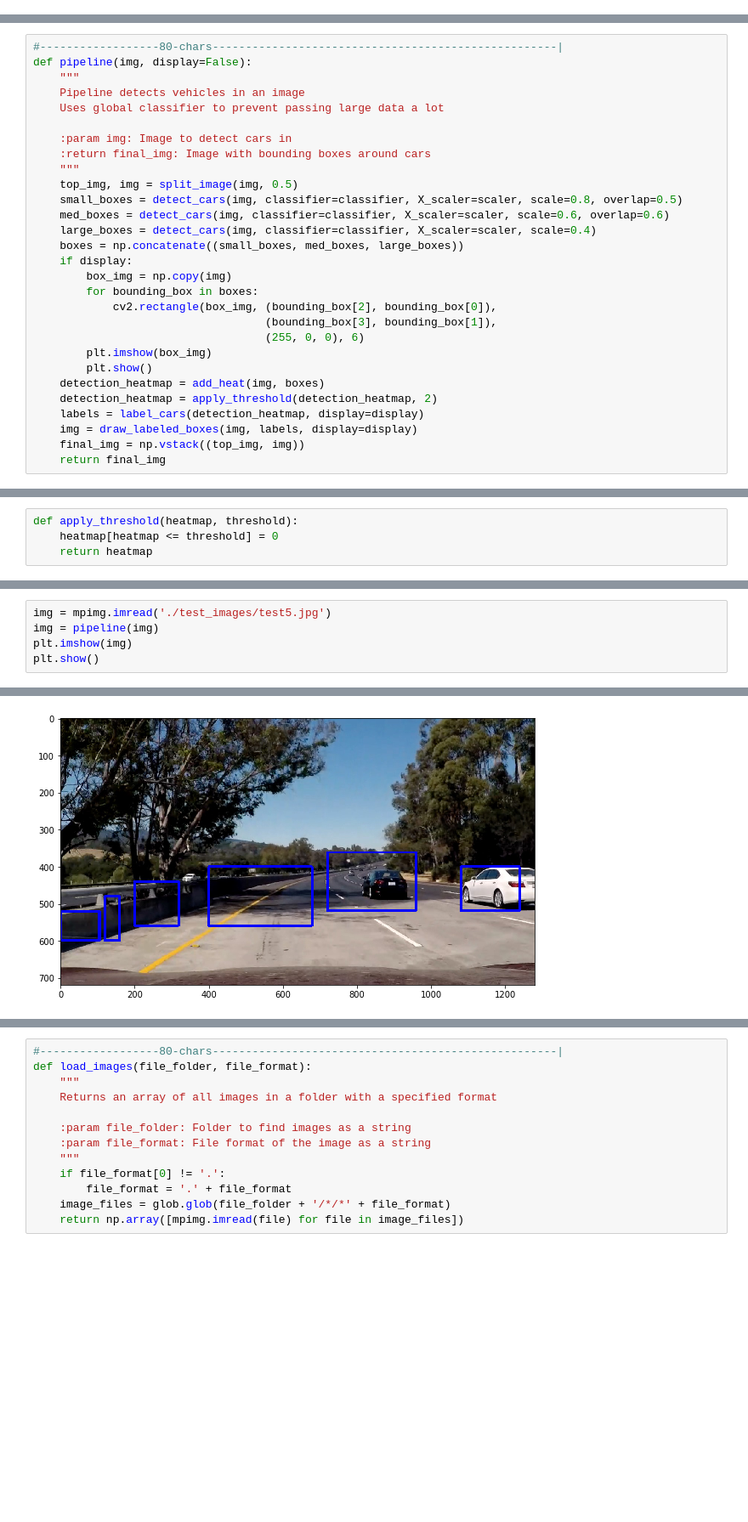
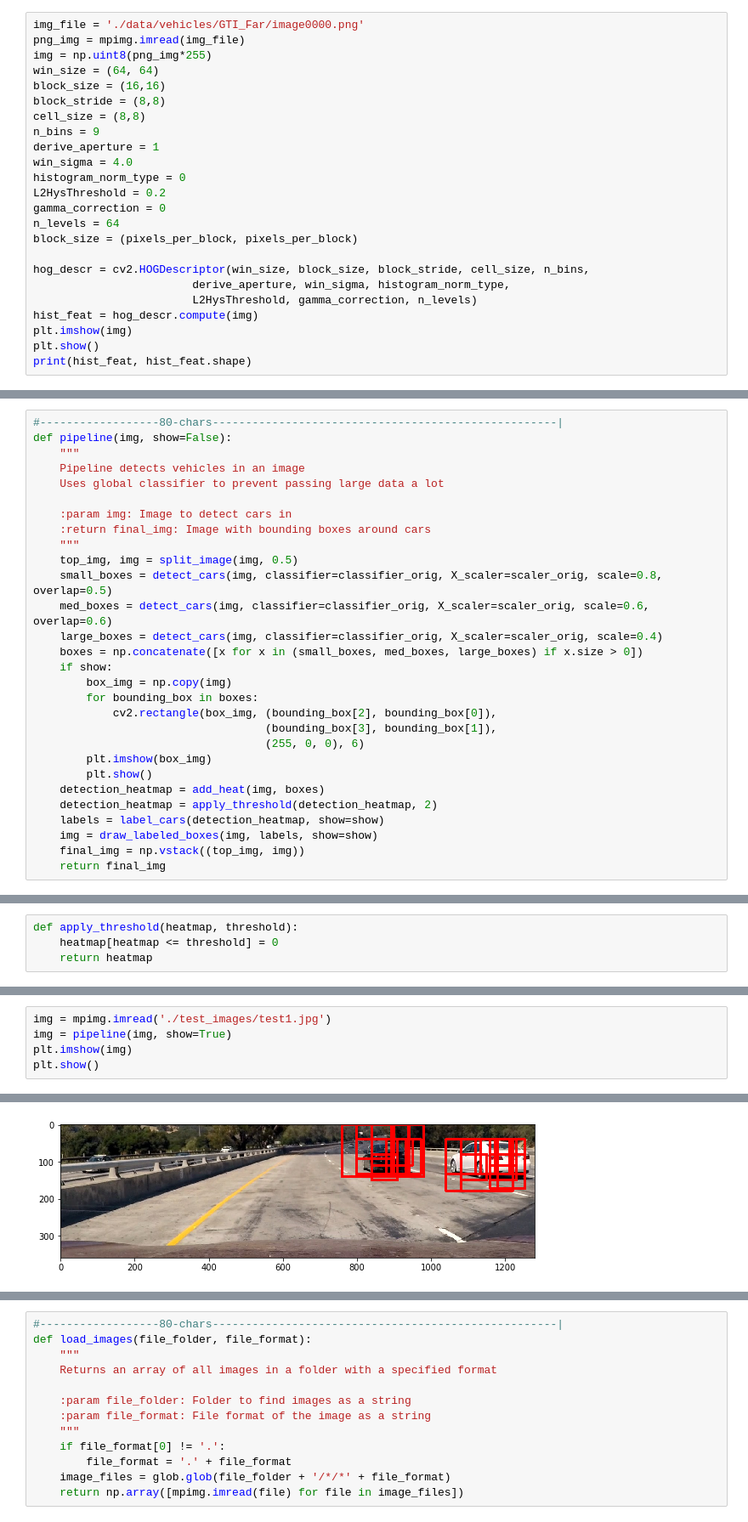
Before and after one commit to sketchc89/VehicleDetectionTracking-P5, a Jupyter notebook: VehicleDetectionTracking.ipynb, the cells around one changed output, grey strips where cells are left out. Shown at 85% size. Saved outputs shown, nothing was run; the diff lists cells and outputs as text; blank space fills up the shorter version.

```diff
--- a/VehicleDetectionTracking.ipynb
+++ b/VehicleDetectionTracking.ipynb
@@ -46,0 +97,24 @@ classifier, scaler = train_car_classifier('./data/vehicles/',
+# %%
+img_file = './data/vehicles/GTI_Far/image0000.png'
+png_img = mpimg.imread(img_file)
+img = np.uint8(png_img*255)
+win_size = (64, 64)
+block_size = (16,16)
+block_stride = (8,8)
+cell_size = (8,8)
+n_bins = 9
+derive_aperture = 1
+win_sigma = 4.0
+histogram_norm_type = 0
+L2HysThreshold = 0.2
+gamma_correction = 0
+n_levels = 64
+block_size = (pixels_per_block, pixels_per_block)
+
+hog_descr = cv2.HOGDescriptor(win_size, block_size, block_stride, cell_size, n_bins,
+                        derive_aperture, win_sigma, histogram_norm_type,
+                        L2HysThreshold, gamma_correction, n_levels)
+hist_feat = hog_descr.compute(img)
+plt.imshow(img)
+plt.show()
+print(hist_feat, hist_feat.shape)
@@ -238,7 +417,7 @@ def get_hog_features(img, channel, pix_per_cell, cells_per_block, orient):
     return hog_feat
 # %%
 #------------------80-chars----------------------------------------------------|
-def pipeline(img, display=False):
+def pipeline(img, show=False):
     """
     Pipeline detects vehicles in an image
     Uses global classifier to prevent passing large data a lot
@@ -247,11 +426,11 @@ def pipeline(img, display=False):
     :return final_img: Image with bounding boxes around cars
     """
     top_img, img = split_image(img, 0.5)
-    small_boxes = detect_cars(img, classifier=classifier, X_scaler=scaler, scale=0.8, overlap=0.5)
-    med_boxes = detect_cars(img, classifier=classifier, X_scaler=scaler, scale=0.6, overlap=0.6)
-    large_boxes = detect_cars(img, classifier=classifier, X_scaler=scaler, scale=0.4)
-    boxes = np.concatenate((small_boxes, med_boxes, large_boxes))
-    if display:
+    small_boxes = detect_cars(img, classifier=classifier_orig, X_scaler=scaler_orig, scale=0.8, overlap=0.5)
+    med_boxes = detect_cars(img, classifier=classifier_orig, X_scaler=scaler_orig, scale=0.6, overlap=0.6)
+    large_boxes = detect_cars(img, classifier=classifier_orig, X_scaler=scaler_orig, scale=0.4)
+    boxes = np.concatenate([x for x in (small_boxes, med_boxes, large_boxes) if x.size > 0])
+    if show:
         box_img = np.copy(img)
         for bounding_box in boxes:
             cv2.rectangle(box_img, (bounding_box[2], bounding_box[0]),
@@ -261,7 +440,7 @@ def pipeline(img, display=False):
         plt.show()
     detection_heatmap = add_heat(img, boxes)
     detection_heatmap = apply_threshold(detection_heatmap, 2)
-    labels = label_cars(detection_heatmap, display=display)
-    img = draw_labeled_boxes(img, labels, display=display)
+    labels = label_cars(detection_heatmap, show=show)
+    img = draw_labeled_boxes(img, labels, show=show)
     final_img = np.vstack((top_img, img))
     return final_img
@@ -399,6 +702,6 @@ small_windows.shape, medium_windows.shape, large_windows.shape, windows.shape
 # %%
-img = mpimg.imread('./test_images/test5.jpg')
-img = pipeline(img)
+img = mpimg.imread('./test_images/test1.jpg')
+img = pipeline(img, show=True)
 plt.imshow(img)
 plt.show()
 # %% [output]
@@ -405 +711 @@ plt.show()
-[figure, old version]
+[figure, new version]
```
Also changed, not shown: parts of 36 cells of this notebook.
